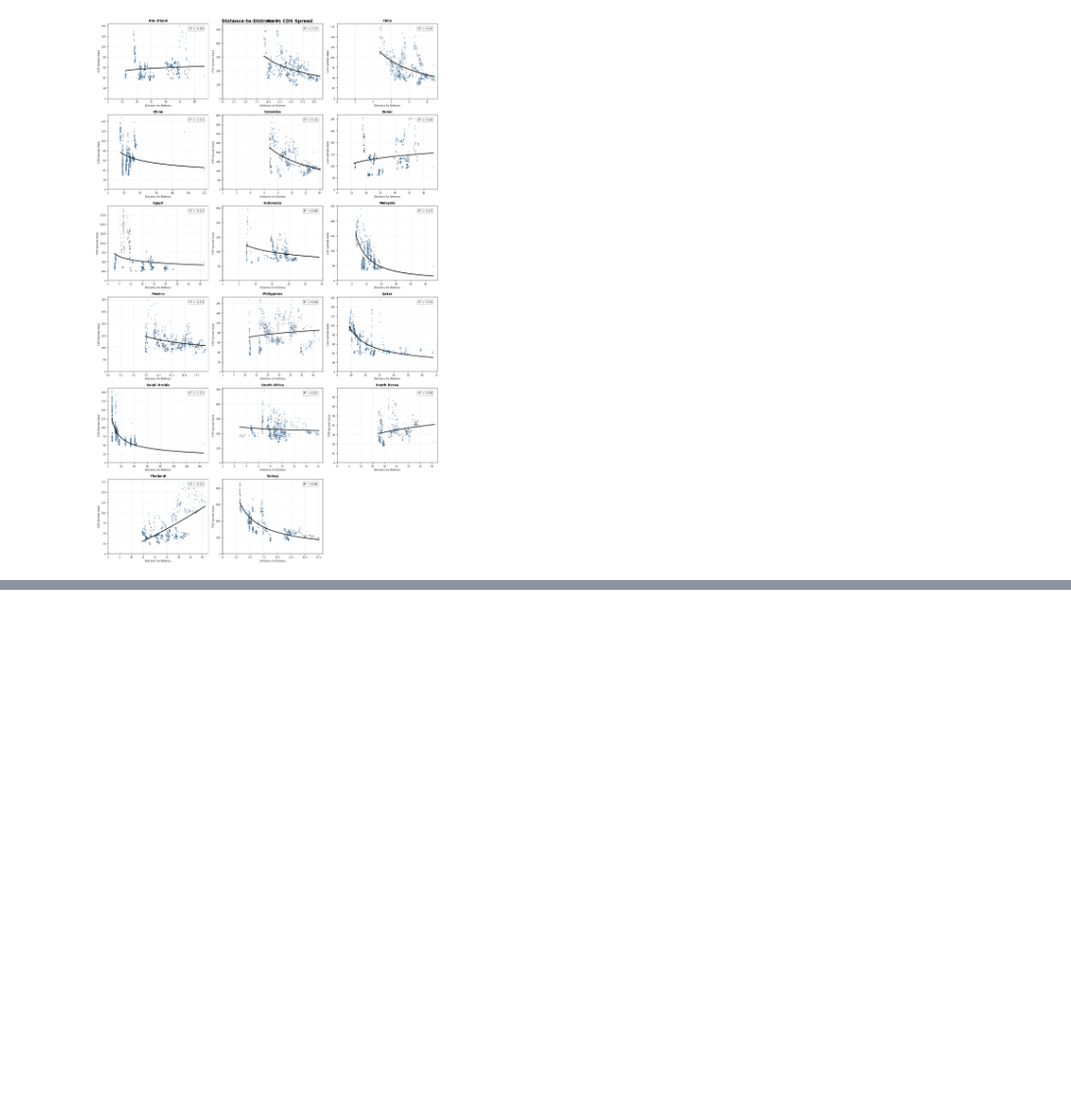
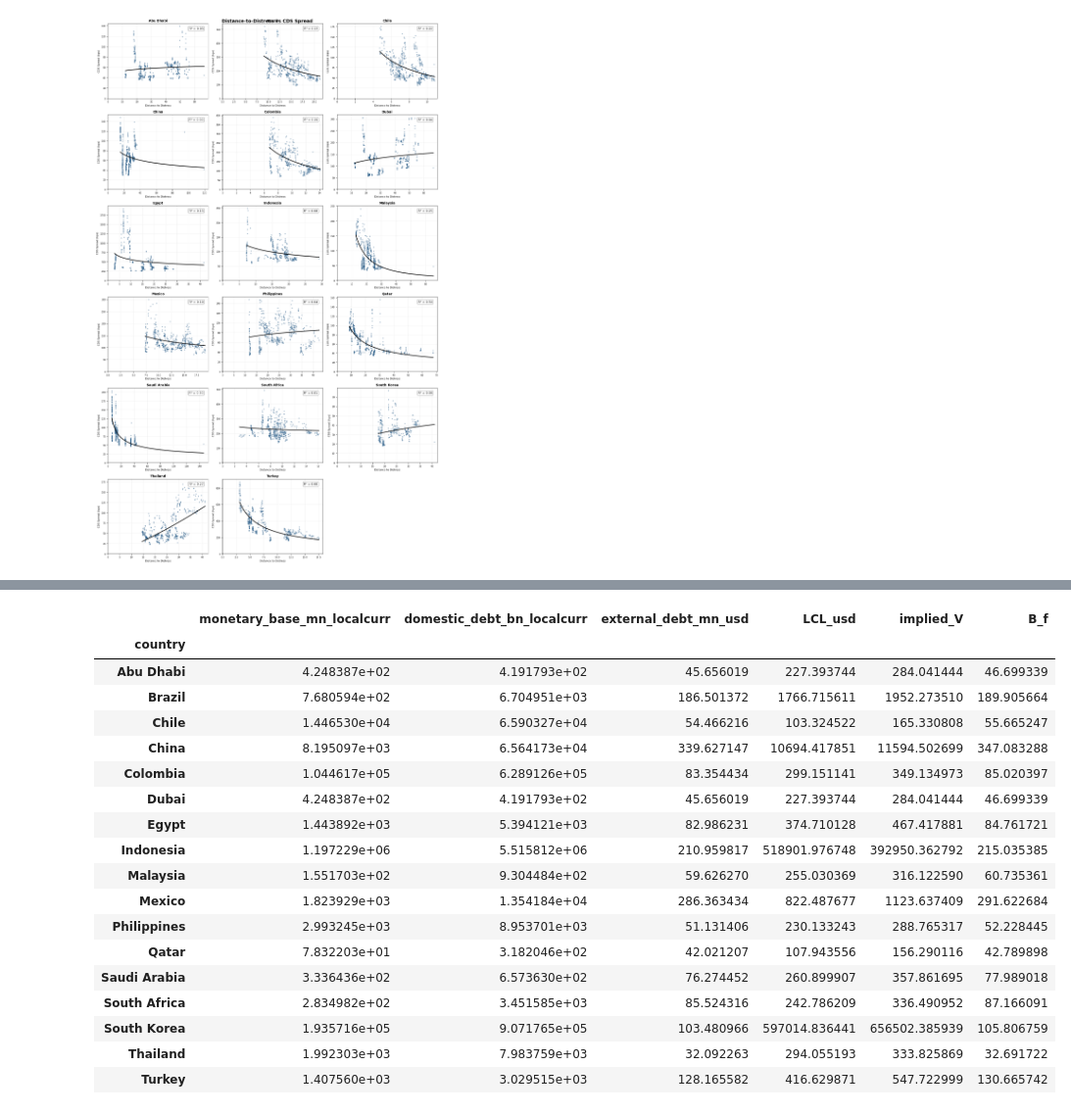
Before and after one commit to juanfp02/commodities_and_sovereigns, a Jupyter notebook: Chapter_02/CCA_M0_Baseline.ipynb, the cells around one changed output, grey strips where cells are left out. Shown at 98% size. Saved outputs shown, nothing was run; the diff lists cells and outputs as text; code cells hidden in the pictures; blank space fills up the shorter version.

```diff
--- a/Chapter_02/CCA_M0_Baseline.ipynb
+++ b/Chapter_02/CCA_M0_Baseline.ipynb
@@ -105,0 +140,22 @@ changes = plot_changes(results)
+# %%
+results.groupby('country')[['monetary_base_mn_localcurr', 'domestic_debt_bn_localcurr', 'external_debt_mn_usd','LCL_usd','implied_V','B_f']].mean()
+# %% [output]
+|  | monetary_base_mn_localcurr | domestic_debt_bn_localcurr | external_debt_mn_usd | LCL_usd | implied_V | B_f |
+| country |  |  |  |  |  |  |
+| Abu Dhabi | 4.248387e+02 | 4.191793e+02 | 45.656019 | 227.393744 | 284.041444 | 46.699339 |
+| Brazil | 7.680594e+02 | 6.704951e+03 | 186.501372 | 1766.715611 | 1952.273510 | 189.905664 |
+| Chile | 1.446530e+04 | 6.590327e+04 | 54.466216 | 103.324522 | 165.330808 | 55.665247 |
+| China | 8.195097e+03 | 6.564173e+04 | 339.627147 | 10694.417851 | 11594.502699 | 347.083288 |
+| Colombia | 1.044617e+05 | 6.289126e+05 | 83.354434 | 299.151141 | 349.134973 | 85.020397 |
+| Dubai | 4.248387e+02 | 4.191793e+02 | 45.656019 | 227.393744 | 284.041444 | 46.699339 |
+| Egypt | 1.443892e+03 | 5.394121e+03 | 82.986231 | 374.710128 | 467.417881 | 84.761721 |
+| Indonesia | 1.197229e+06 | 5.515812e+06 | 210.959817 | 518901.976748 | 392950.362792 | 215.035385 |
+| Malaysia | 1.551703e+02 | 9.304484e+02 | 59.626270 | 255.030369 | 316.122590 | 60.735361 |
+| Mexico | 1.823929e+03 | 1.354184e+04 | 286.363434 | 822.487677 | 1123.637409 | 291.622684 |
+| Philippines | 2.993245e+03 | 8.953701e+03 | 51.131406 | 230.133243 | 288.765317 | 52.228445 |
+| Qatar | 7.832203e+01 | 3.182046e+02 | 42.021207 | 107.943556 | 156.290116 | 42.789898 |
+| Saudi Arabia | 3.336436e+02 | 6.573630e+02 | 76.274452 | 260.899907 | 357.861695 | 77.989018 |
+| South Africa | 2.834982e+02 | 3.451585e+03 | 85.524316 | 242.786209 | 336.490952 | 87.166091 |
+| South Korea | 1.935716e+05 | 9.071765e+05 | 103.480966 | 597014.836441 | 656502.385939 | 105.806759 |
+| Thailand | 1.992303e+03 | 7.983759e+03 | 32.092263 | 294.055193 | 333.825869 | 32.691722 |
+| Turkey | 1.407560e+03 | 3.029515e+03 | 128.165582 | 416.629871 | 547.722999 | 130.665742 |
```
Also changed, not shown: parts of 6 cells of this notebook, 59 other files.
